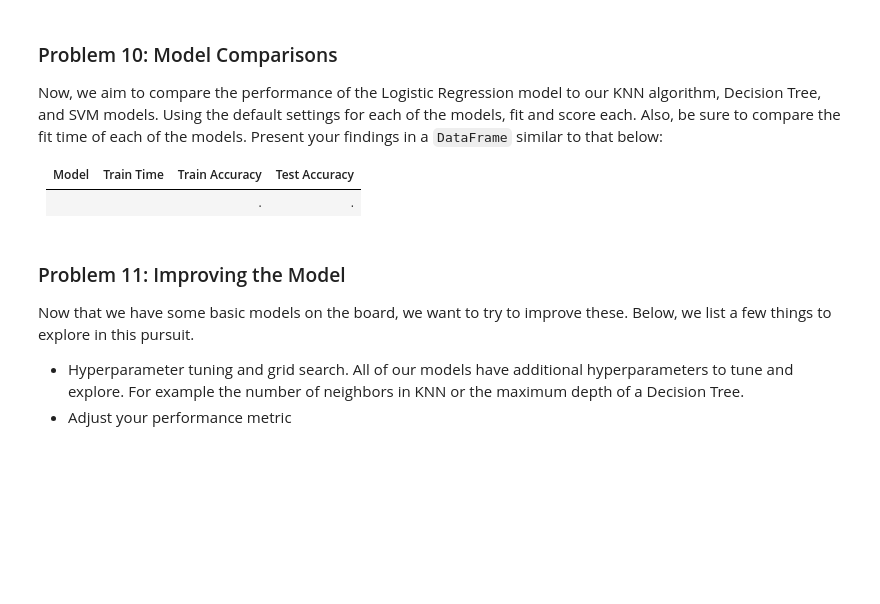
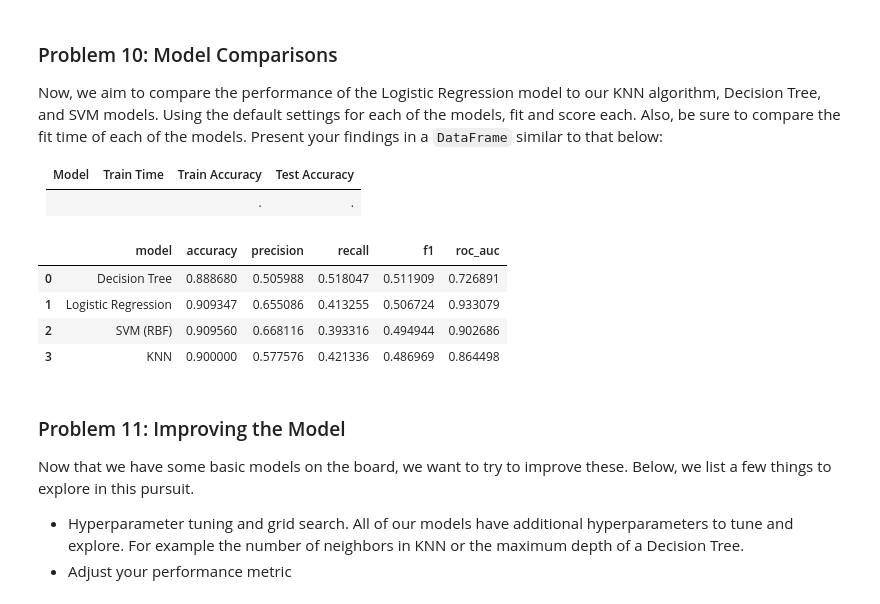
Before and after one commit to peanutenthusiast/symmetrical-fortnight, a Jupyter notebook: prompt_III.ipynb, the cells around one changed output. Saved outputs shown, nothing was run; the diff lists cells and outputs as text; code cells hidden in the pictures; blank space fills up the shorter version.

```diff
--- a/prompt_III.ipynb
+++ b/prompt_III.ipynb
@@ -235,3 +476,18 @@ Before we build our first model, we want to establish a baseline.  What is the b
 ### Problem 8: A Simple Model
 
 Use Logistic Regression to build a basic model on your data.
+# %%
+
+knn_pipe = Pipeline(steps=[
+    ("preprocess", preprocessor),
+    ("model", KNeighborsClassifier(n_neighbors=15))
+])
+
+knn_pipe.fit(X_train, y_train)
+knn_pred = knn_pipe.predict(X_test)
+knn_proba = knn_pipe.predict_proba(X_test)[:, 1]
+
+print("KNN (test):")
+print("Accuracy:", accuracy_score(y_test, knn_pred))
+print("F1:", f1_score(y_test, knn_pred, zero_division=0))
+print("ROC-AUC:", roc_auc_score(y_test, knn_proba))
@@ -247,6 +513,44 @@ Now, we aim to compare the performance of the Logistic Regression model to our K
 | Model | Train Time | Train Accuracy | Test Accuracy |
 | ----- | ---------- | -------------  | -----------   |
 |     |    |.     |.     |
+# %%
+cv = StratifiedKFold(n_splits=5, shuffle=True, random_state=RANDOM_STATE)
+scoring = {
+    "accuracy": "accuracy",
+    "precision": "precision",
+    "recall": "recall",
+    "f1": "f1",
+    "roc_auc": "roc_auc"
+}
+
+models = {
+    "KNN": KNeighborsClassifier(),
+    "Logistic Regression": LogisticRegression(max_iter=2000, random_state=RANDOM_STATE),
+    "Decision Tree": DecisionTreeClassifier(random_state=RANDOM_STATE),
+    "SVM (RBF)": SVC(kernel="rbf", probability=True, random_state=RANDOM_STATE)
+}
+
+cv_rows = []
+for name, model in models.items():
+    pipe = Pipeline(steps=[("preprocess", preprocessor), ("model", model)])
+    out = cross_validate(pipe, X_train, y_train, cv=cv, scoring=scoring, n_jobs=-1)
+    cv_rows.append({
+        "model": name,
+        "accuracy": out["test_accuracy"].mean(),
+        "precision": out["test_precision"].mean(),
+        "recall": out["test_recall"].mean(),
+        "f1": out["test_f1"].mean(),
+        "roc_auc": out["test_roc_auc"].mean()
+    })
+
+holdout_df = pd.DataFrame(cv_rows).sort_values("f1", ascending=False).reset_index(drop=True)
+holdout_df
+# %% [output]
+|  | model | accuracy | precision | recall | f1 | roc_auc |
+| 0 | Decision Tree | 0.888680 | 0.505988 | 0.518047 | 0.511909 | 0.726891 |
+| 1 | Logistic Regression | 0.909347 | 0.655086 | 0.413255 | 0.506724 | 0.933079 |
+| 2 | SVM (RBF) | 0.909560 | 0.668116 | 0.393316 | 0.494944 | 0.902686 |
+| 3 | KNN | 0.900000 | 0.577576 | 0.421336 | 0.486969 | 0.864498 |
 # %% [markdown]
 ### Problem 11: Improving the Model
 
```
Also changed, not shown: parts of 36 cells of this notebook, 1 other file.
